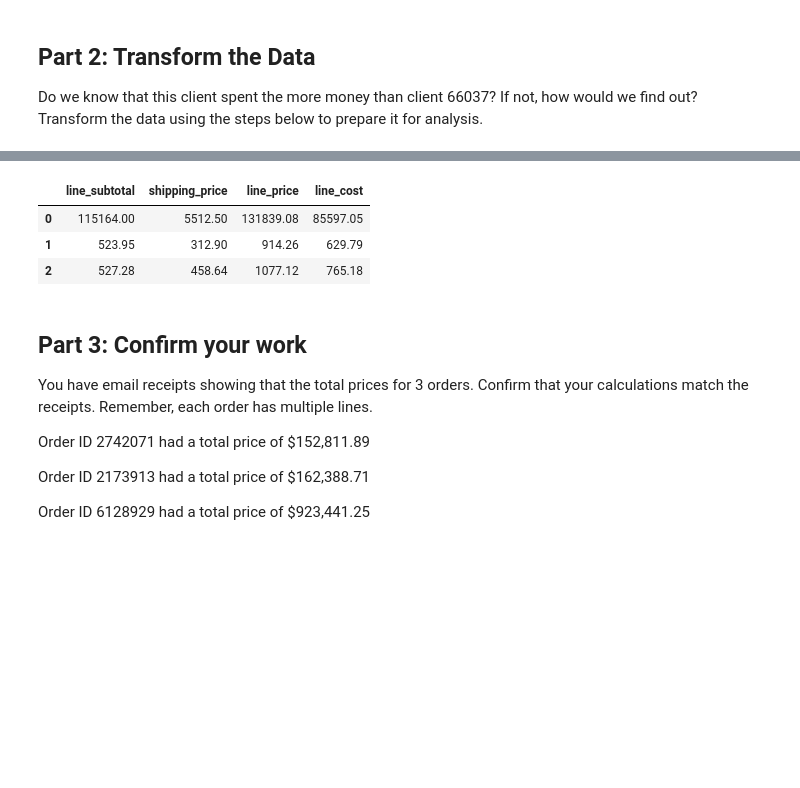
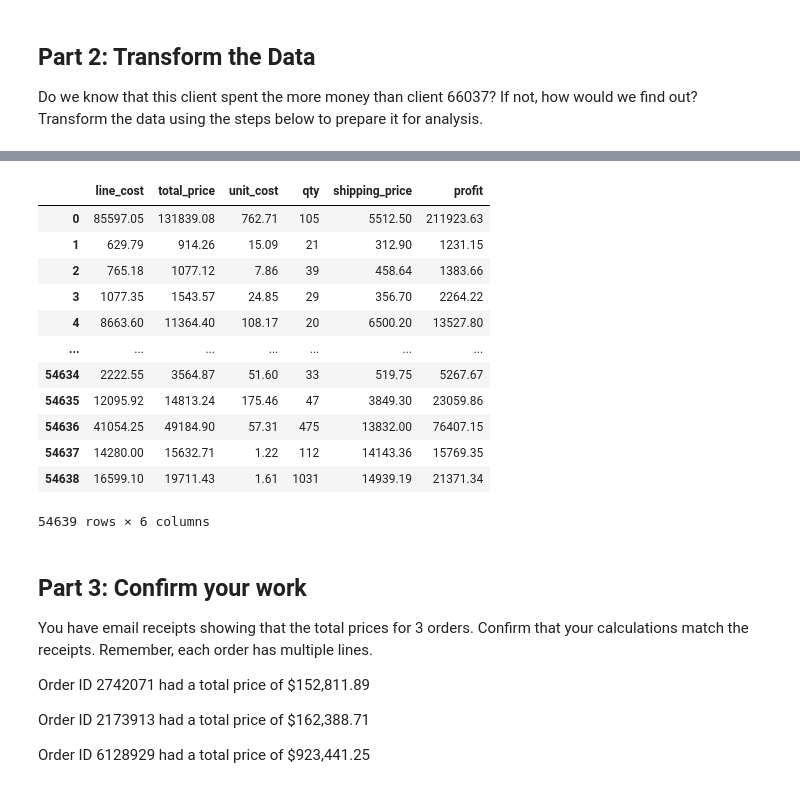
Before and after one commit to DassV24/pandas-challenge-1, a Jupyter notebook: wholesale_data_analysis_starter_code.ipynb, the cells around one changed output, grey strips where cells are left out. Saved outputs shown, nothing was run; the diff lists cells and outputs as text; code cells hidden in the pictures; blank space fills up the shorter version.

```diff
--- a/wholesale_data_analysis_starter_code.ipynb
+++ b/wholesale_data_analysis_starter_code.ipynb
@@ -170,2 +172,0 @@ df[['client_id', 'qty', 'line_subtotal']]
-# %%
-df['total_weight'] = df['unit_weight'] * df['qty']
@@ -202,4 +198,5 @@ df[['unit_price','unit_weight', 'qty', 'total_weight', 'shipping_price', 'line_s
 # %%
 # Create a column for the total price using the subtotal and the shipping price along with a sales tax of 9.25%
 
-df['line_price'] = ((df['shipping_price'] + df['line_subtotal']) * 1.0925).round(2)
+df['total_price'] = ((df['shipping_price'] + df['line_subtotal']) * 1.0925).round(2)
+df['total_price']
@@ -206,6 +216,5 @@ df['line_price'] = ((df['shipping_price'] + df['line_subtotal']) * 1.0925).round
 # %%
 # Create a column for the cost of each line using unit cost, qty, and
 # shipping price (assume the shipping cost is exactly what is charged to the client).
-
-df['line_cost'] = df['unit_cost'] * df['qty'] + df['shipping_price']
-# df[['order_id'] == 2742071]
+df['line_cost'] = (df['unit_cost'] * df['qty']) + df['shipping_price']
+df[['line_cost', 'unit_cost', 'qty', 'shipping_price']]
@@ -212,14 +235,23 @@ df['line_cost'] = df['unit_cost'] * df['qty'] + df['shipping_price']
-# %%
-df[['line_subtotal', 'shipping_price', 'line_price', 'line_cost']].head(3)
-# %% [output]
-|  | line_subtotal | shipping_price | line_price | line_cost |
-| 0 | 115164.00 | 5512.50 | 131839.08 | 85597.05 |
-| 1 | 523.95 | 312.90 | 914.26 | 629.79 |
-| 2 | 527.28 | 458.64 | 1077.12 | 765.18 |
 # %%
 # Create a column for the profit of each line using line cost and line price
 
-df['profit'] = (df['unit_cost'] * df['qty']) + df['line_price']
+df['profit'] = (df['unit_cost'] * df['qty']) + df['total_price']
+df['profit']
+df[['line_cost', 'total_price', 'unit_cost', 'qty', 'shipping_price','profit']]
+# %% [output]
+|  | line_cost | total_price | unit_cost | qty | shipping_price | profit |
+| 0 | 85597.05 | 131839.08 | 762.71 | 105 | 5512.50 | 211923.63 |
+| 1 | 629.79 | 914.26 | 15.09 | 21 | 312.90 | 1231.15 |
+| 2 | 765.18 | 1077.12 | 7.86 | 39 | 458.64 | 1383.66 |
+| 3 | 1077.35 | 1543.57 | 24.85 | 29 | 356.70 | 2264.22 |
+| 4 | 8663.60 | 11364.40 | 108.17 | 20 | 6500.20 | 13527.80 |
+| ... | ... | ... | ... | ... | ... | ... |
+| 54634 | 2222.55 | 3564.87 | 51.60 | 33 | 519.75 | 5267.67 |
+| 54635 | 12095.92 | 14813.24 | 175.46 | 47 | 3849.30 | 23059.86 |
+| 54636 | 41054.25 | 49184.90 | 57.31 | 475 | 13832.00 | 76407.15 |
+| 54637 | 14280.00 | 15632.71 | 1.22 | 112 | 14143.36 | 15769.35 |
+| 54638 | 16599.10 | 19711.43 | 1.61 | 1031 | 14939.19 | 21371.34 |
+54639 rows × 6 columns
 # %% [markdown]
 ## Part 3: Confirm your work
 You have email receipts showing that the total prices for 3 orders. Confirm that your calculations match the receipts. Remember, each order has multiple lines.
```
Also changed, not shown: parts of 9 cells of this notebook, 1 other file.
